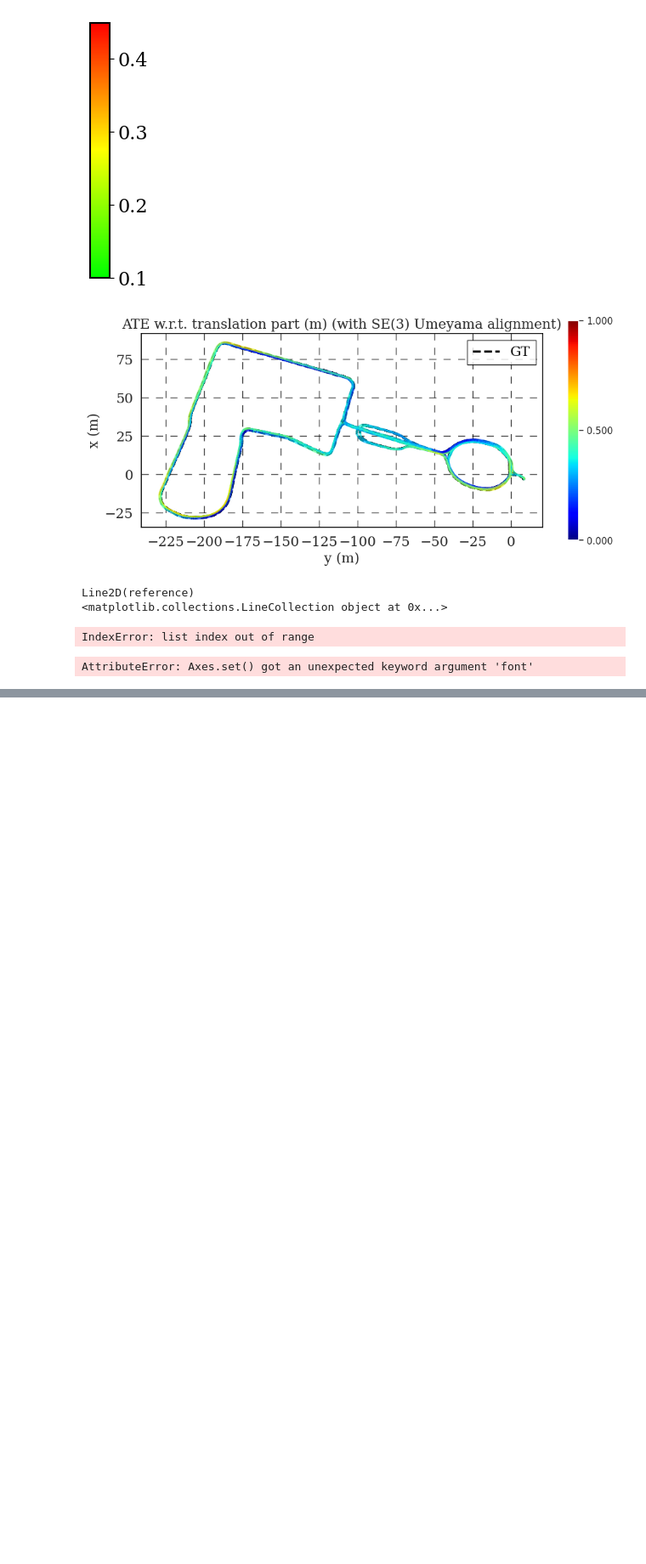
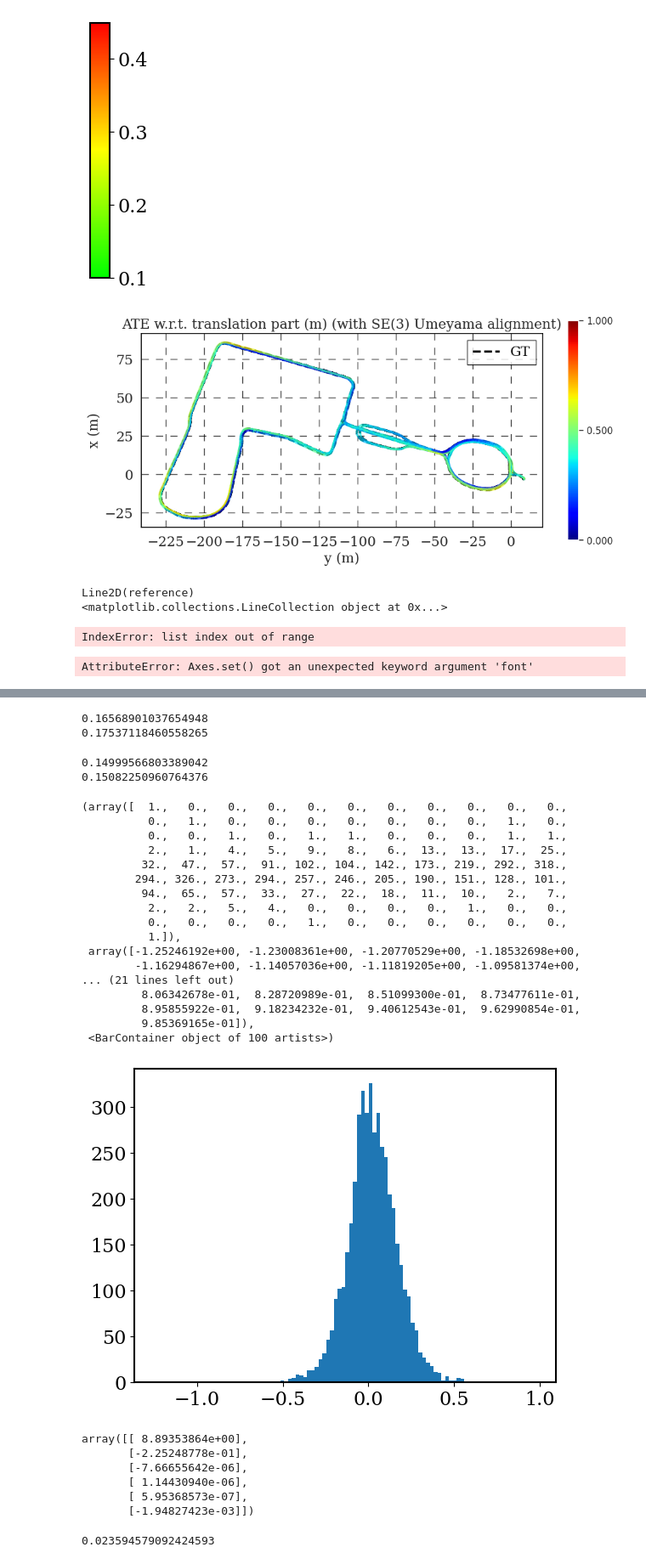
Before and after one commit to utiasASRL/steam_icp, a Jupyter notebook: script/paper_plots.ipynb, the cells around one changed output, grey strips where cells are left out. Shown at 85% size. Saved outputs shown, nothing was run; the diff lists cells and outputs as text; code cells hidden in the pictures; blank space fills up the shorter version.

```diff
--- a/script/paper_plots.ipynb
+++ b/script/paper_plots.ipynb
@@ -527,0 +847,17 @@ AttributeError: Axes.set() got an unexpected keyword argument 'font'
+# %%
+gt_file = osp.join(gt_root, seq, 'applanix', 'radar_poses.csv')
+def load_gt_velocities(fname):
+    gt_vels = []
+    with open(fname) as f:
+        header = f.readline()
+        for line in f.readlines():
+            gt = [float(x) for x in line.split(',')]
+            T = get_transform(gt)
+            v = np.array([gt[4], gt[5], gt[6]]).reshape(3, 1)
+            v = T[:3, :3].T @ v
+            v2 = np.copy(v)
+            v[0] = v2[1]
+            v[1] = -v2[0]
+            gt_vels.append(v)
+    return gt_vels
+gt_vels = load_gt_velocities(gt_file)
@@ -527,0 +877,62 @@ AttributeError: Axes.set() got an unexpected keyword argument 'font'
+# %%
+errs1 = []
+errs2 = []
+for i in range(len(gt_vels)):
+    errs1.append((gt_vels[i][0, 0] - w_est[i][0])**2 + (gt_vels[i][1, 0] - w_est[i][1])**2)
+    errs2.append((gt_vels[i][0, 0] - w_est2[i][0])**2 + (gt_vels[i][1, 0] - w_est2[i][1])**2)
+errs1 = np.array(errs1)
+errs2 = np.array(errs2)
+print(np.sqrt(np.mean(errs1)))
+print(np.sqrt(np.mean(errs2)))
+# %% [output]
+0.16568901037654948
+0.17537118460558265
+# %%
+errs1 = []
+errs2 = []
+for i in range(len(gt_vels)):
+    errs1.append(gt_vels[i][0, 0] - w_est[i][0])
+    errs2.append(gt_vels[i][0, 0] - w_est2[i][0])
+errs1 = np.array(errs1)
+errs2 = np.array(errs2)
+rmse1 = np.sqrt(np.mean(errs1**2))
+rmse2 = np.sqrt(np.mean(errs2**2))
+print(rmse1)
+print(rmse2)
+# %% [output]
+0.14999566803389042
+0.15082250960764376
+# %%
+plt.hist(errs1, bins=100)
+# %% [output]
+(array([  1.,   0.,   0.,   0.,   0.,   0.,   0.,   0.,   0.,   0.,   0.,
+          0.,   1.,   0.,   0.,   0.,   0.,   0.,   0.,   0.,   1.,   0.,
+          0.,   0.,   1.,   0.,   1.,   1.,   0.,   0.,   0.,   1.,   1.,
+          2.,   1.,   4.,   5.,   9.,   8.,   6.,  13.,  13.,  17.,  25.,
+         32.,  47.,  57.,  91., 102., 104., 142., 173., 219., 292., 318.,
+        294., 326., 273., 294., 257., 246., 205., 190., 151., 128., 101.,
+         94.,  65.,  57.,  33.,  27.,  22.,  18.,  11.,  10.,   2.,   7.,
+          2.,   2.,   5.,   4.,   0.,   0.,   0.,   0.,   1.,   0.,   0.,
+          0.,   0.,   0.,   0.,   1.,   0.,   0.,   0.,   0.,   0.,   0.,
+          1.]),
+ array([-1.25246192e+00, -1.23008361e+00, -1.20770529e+00, -1.18532698e+00,
+        -1.16294867e+00, -1.14057036e+00, -1.11819205e+00, -1.09581374e+00,
+... (21 lines left out)
+         8.06342678e-01,  8.28720989e-01,  8.51099300e-01,  8.73477611e-01,
+         8.95855922e-01,  9.18234232e-01,  9.40612543e-01,  9.62990854e-01,
+         9.85369165e-01]),
+ <BarContainer object of 100 artists>)
+[figure, added]
+# %%
+w_est2[1000]
+# %% [output]
+array([[ 8.89353864e+00],
+       [-2.25248778e-01],
+       [-7.66655642e-06],
+       [ 1.14430940e-06],
+       [ 5.95368573e-07],
+       [-1.94827423e-03]])
+# %%
+np.mean(errs1)
+# %% [output]
+0.023594579092424593
```
Also changed, not shown: parts of 17 cells of this notebook, 4 other files.
